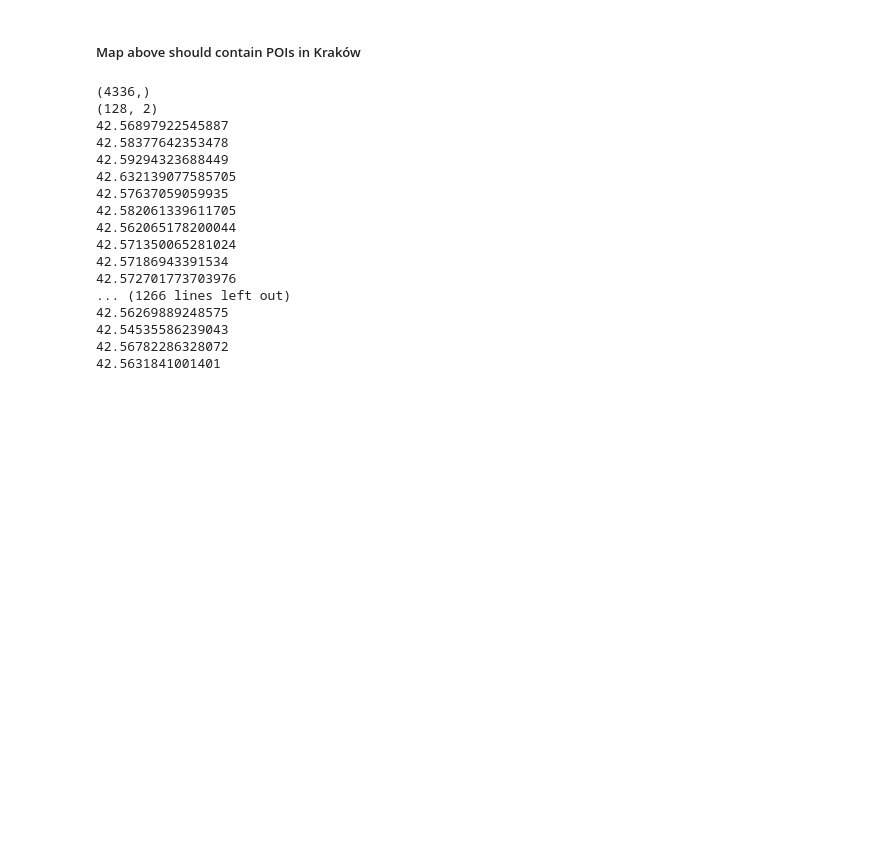
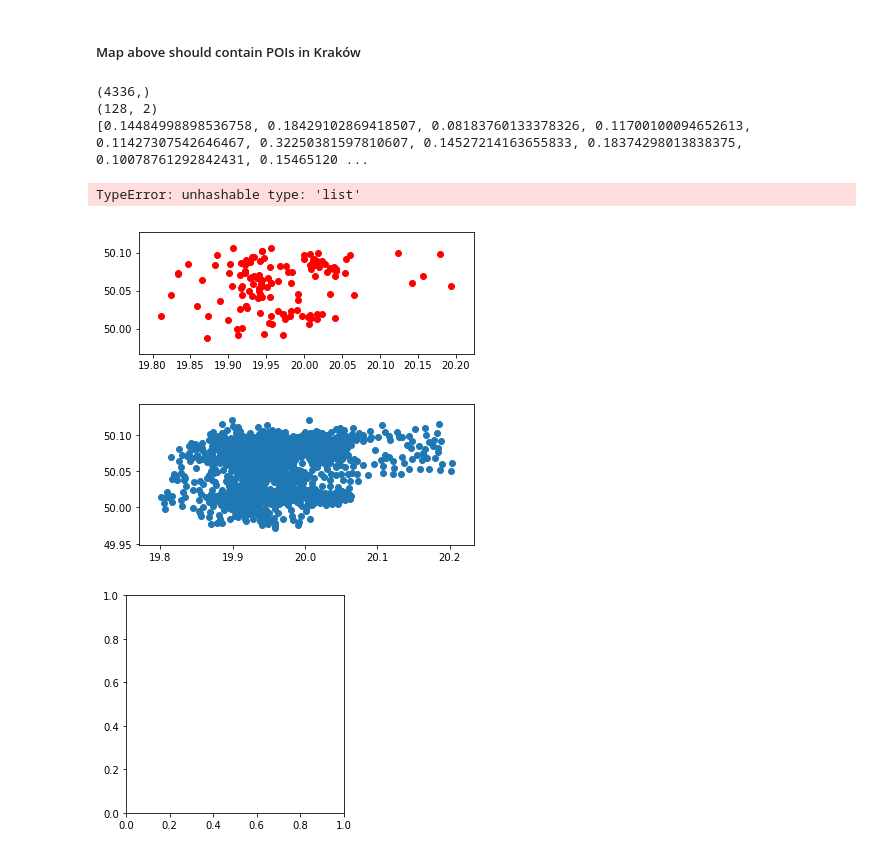
Before and after one commit to kowaalczyk/maraton-analizy-danych, a Jupyter notebook: src/Starter.ipynb, the cells around one changed output. Drawn from its saved outputs; the diff is of its cells as text; code cells hidden in the pictures; blank space fills up the shorter version.

```diff
--- a/src/Starter.ipynb
+++ b/src/Starter.ipynb
@@ -181,6 +189,23 @@ plt.show()
 # %%
 #"Wczytywanie wyników edukacji z pliku dla danych szkół i stworzenie metody, która zwraca 10 par (odległość, wynik_edukacji) dla danego segmentu krakowa"
 from geopandas import GeoDataFrame
+import numpy as np
+
+def myDist(lon1, lat1, lon2a, lat2a):
+    # approximate radius of earth in km
+    R = 6373.0
+
+    dlon = lon2a - lon1
+    dlat = lat2a - lat1
+
+    a = np.sin(dlat / 2)**2 + np.cos(lat1) * np.cos(lat2a) * np.sin(dlon / 2)**2
+    c = 2 * np.arctan2(np.sqrt(a), np.sqrt(1 - a))
+
+    distance = R * c
+
+    return distance
+
+
 schools = pd.read_csv("../datasets/loc-val.csv")
 geometry = [Point(xy) for xy in zip(schools.x, schools.y)]
 
@@ -192,24 +217,52 @@ schools_list = []
 print (center.shape)
 print (geo_schools.shape)
 
+LICZBA_ZNACZACYCH_SZKOL = 5
+
+xs = np.asarray(geo_schools.geometry.x)
+ys = np.asarray(geo_schools.geometry.y)
+
+# print(xs)
+results = []
+
+for p in center.geometry:
+#     print(p.x)
+    diff = myDist(p.x, p.y, xs, ys)
+#     print(diff)
+#     b = np.zeros((locations.shape[0], locations.shape[1]+1))
+#     b[:,:-1] = locations
+#     b[:,-1:] = np.reshape(diff,(diff.size, 1))
+    sort = np.argsort(diff)
+    sort = sort[:LICZBA_ZNACZACYCH_SZKOL]
+    diff = diff[sort]
+    results.append(np.sum(1/diff))
+
+print(results)
 #for point in center[:10]:
 #    for poi in geo_schools.geometry:
 #        print(point.distance(poi))
 # %% [output]
 (4336,)
 (128, 2)
-42.56897922545887
-42.58377642353478
-42.59294323688449
-42.632139077585705
-42.57637059059935
-42.582061339611705
-42.562065178200044
-42.571350065281024
-42.57186943391534
-42.572701773703976
-... (1266 lines left out)
-42.56269889248575
-42.54535586239043
-42.56782286328072
-42.5631841001401
+[0.14484998898536758, 0.18429102869418507, 0.08183760133378326, 0.11700100094652613, 0.11427307542646467, 0.32250381597810607, 0.14527214163655833, 0.18374298013838375, 0.10078761292842431, 0.15465120 ...
+# %%
+geo_schools.plot(color = 'r')
+from descartes import PolygonPatch
+
+# print(center)
+center_clean = [c for c in center if c.x < 22 and c.y < 52]
+center_clean = GeoDataFrame(geometry=center_clean)
+center_clean.plot()
+data_gdfs['b2b'].plot(cmap = results)
+
+fig = plt.gca()
+ax = fig.gca()
+for e in data.gdfs['b2b']:
+    ax.add_artist(matplotlib.patches.Polygon(e))
+
+plt.show()
+# %% [output]
+TypeError: unhashable type: 'list'
+[figure, added]
+[figure, added]
+[figure, added]
```
Also changed, not shown: parts of 1 cell of this notebook, 1 other file.
